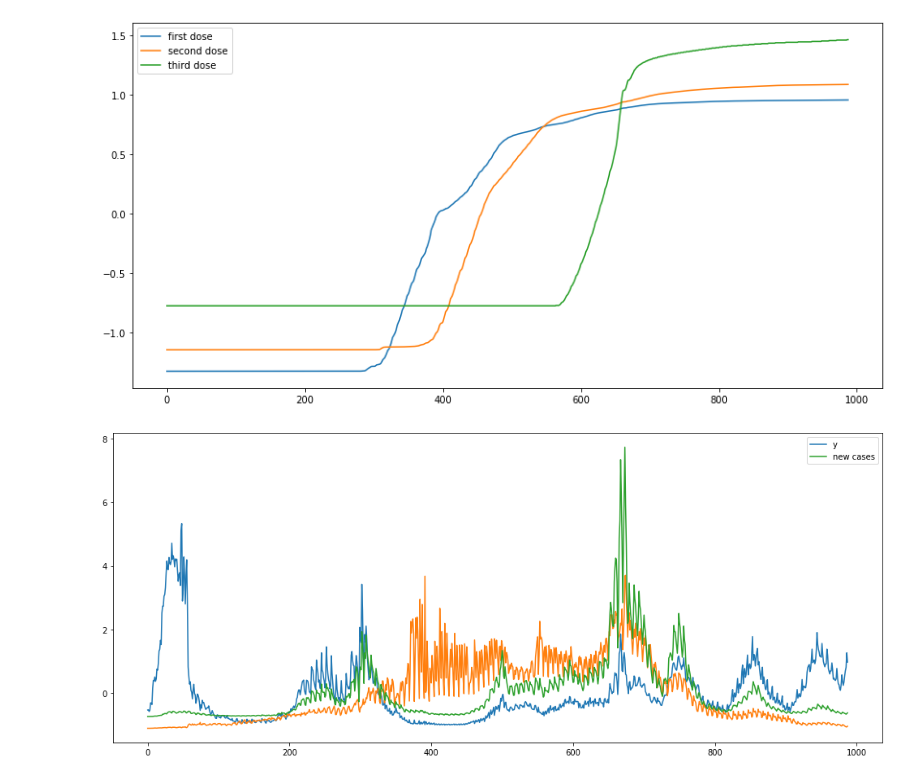
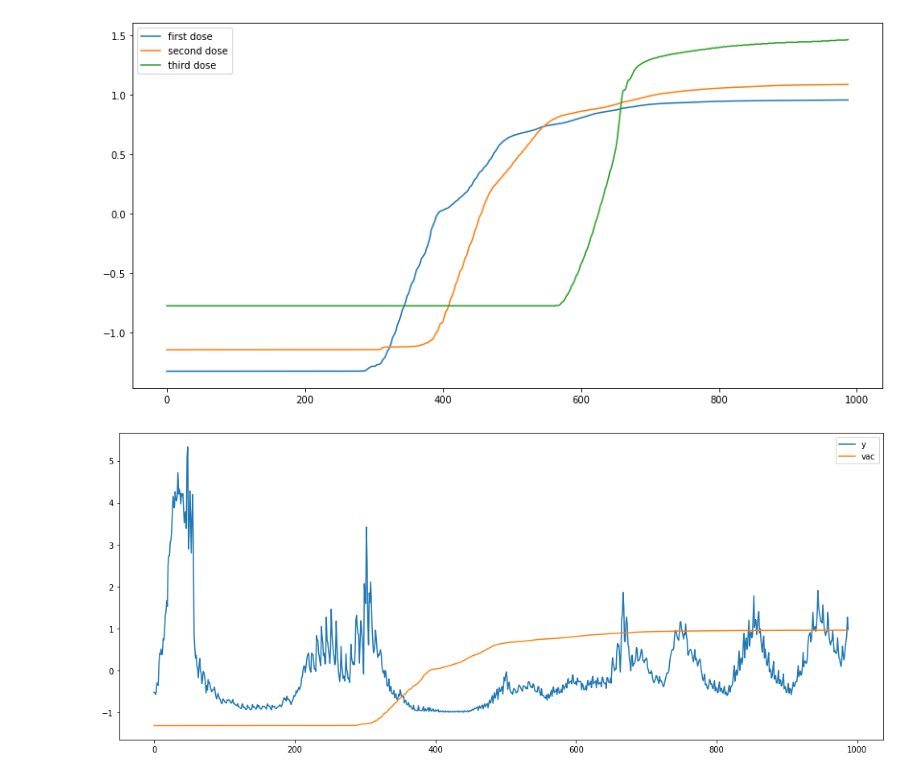
Before and after one commit to eduardburlacu/CERI_HackX, a Jupyter notebook: Covid_Cases_Predictor-main/Data_visualization.ipynb, the cells around one changed output. Drawn from its saved outputs; the diff is of its cells as text; code cells hidden in the pictures.

```diff
--- a/Covid_Cases_Predictor-main/Data_visualization.ipynb
+++ b/Covid_Cases_Predictor-main/Data_visualization.ipynb
@@ -65,7 +65,7 @@ plt.show()
 [figure]
 # %%
 sns.lineplot(data=norm(df.true_positive_rate), label = "y")
-sns.lineplot(data=norm(df["newCasesBySpecimenDate"]), label ="new cases")
+sns.lineplot(data=norm(df["cumPeopleVaccinatedFirstDoseByVaccinationDate"]), label ="vac")
 plt.show()
 # %% [output]
-[figure, old version]
+[figure, new version]
```
Also changed, not shown: parts of 1 cell of this notebook, 5 other files.
